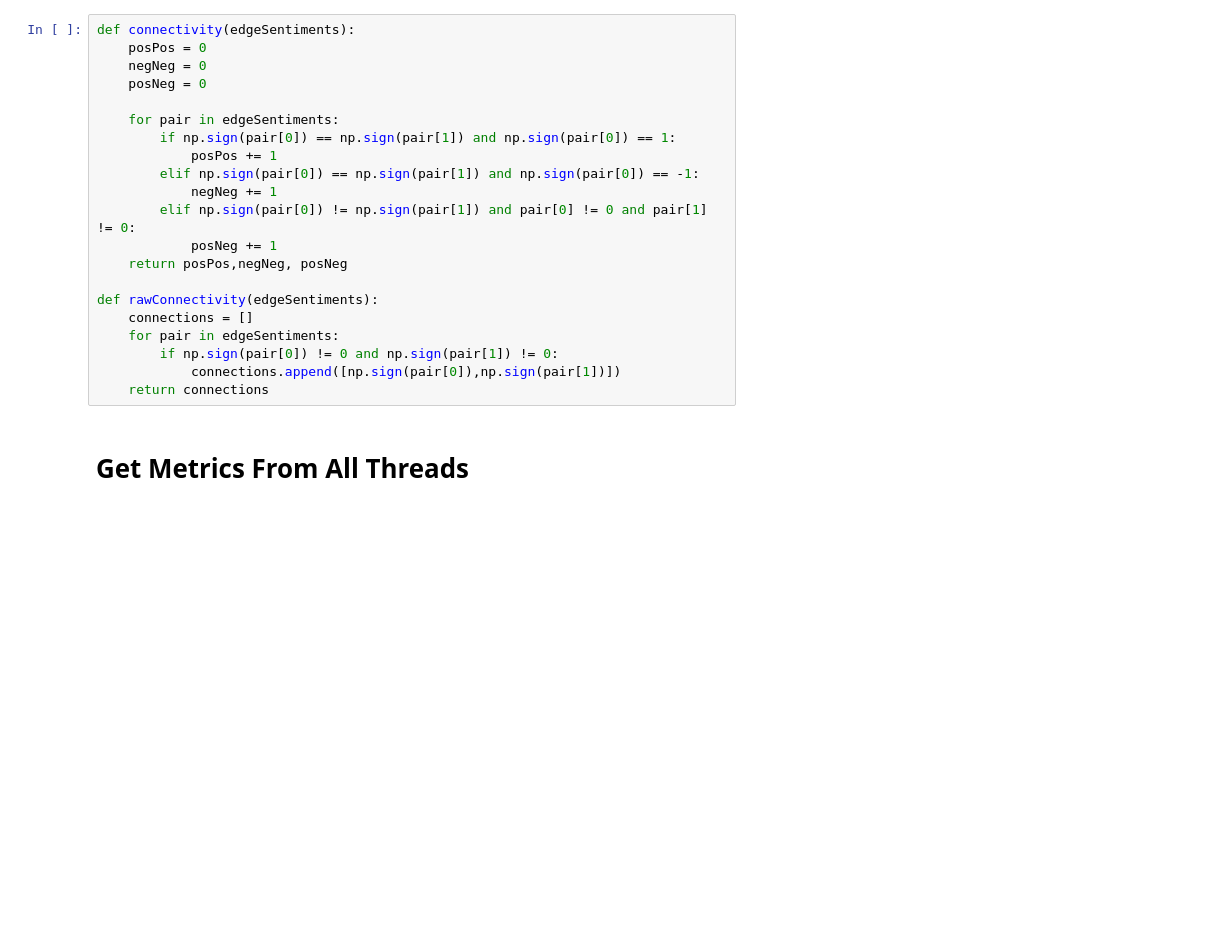
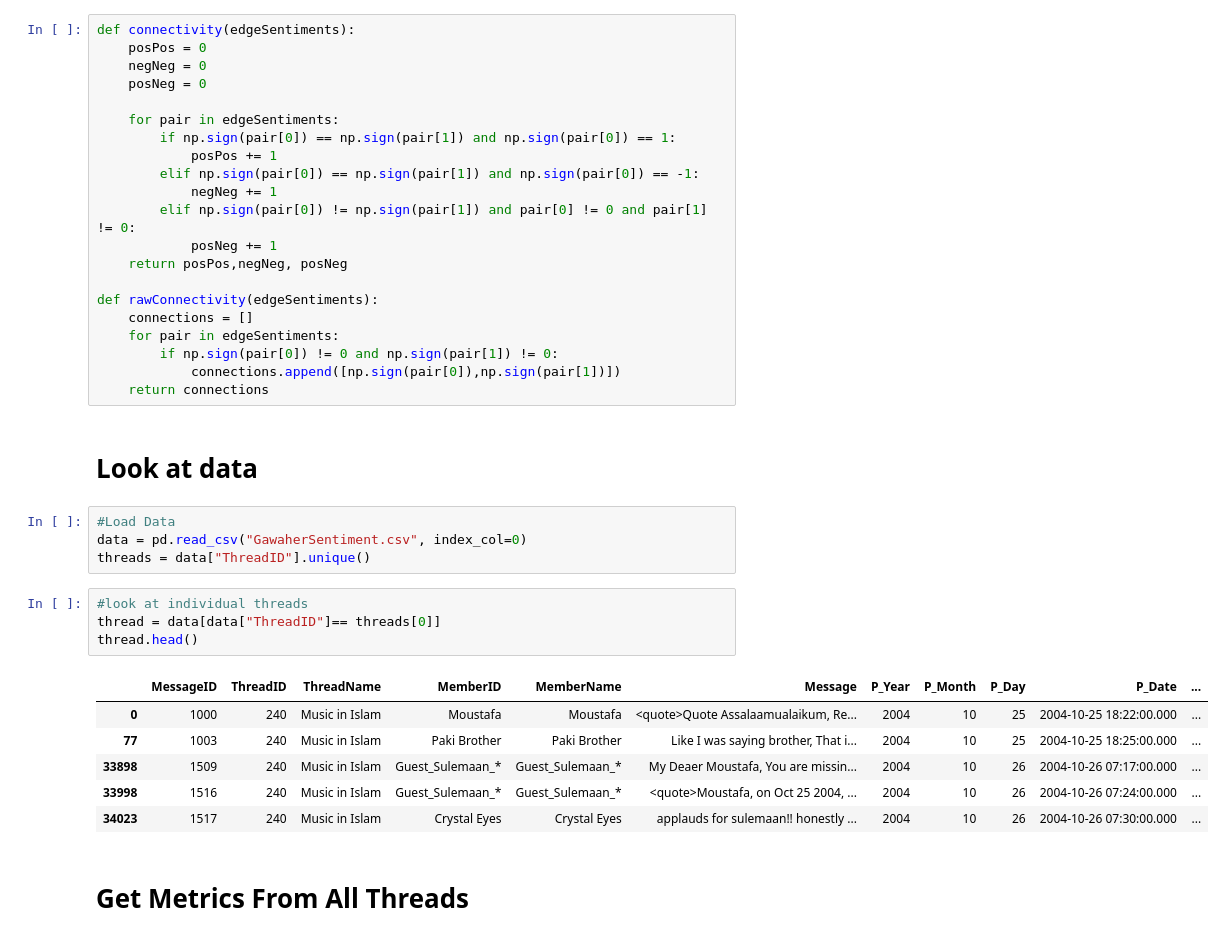
Before and after one commit to nguye639/NguyenThesis, a Jupyter notebook: IntraThreadAnalysis.ipynb, the cells around one changed output. Drawn from its saved outputs; the diff is of its cells as text; blank space fills up the shorter version.

```diff
--- a/IntraThreadAnalysis.ipynb
+++ b/IntraThreadAnalysis.ipynb
@@ -77,6 +41,23 @@ def rawConnectivity(edgeSentiments):
         if np.sign(pair[0]) != 0 and np.sign(pair[1]) != 0:
             connections.append([np.sign(pair[0]),np.sign(pair[1])])
     return connections
+# %% [markdown]
+# Look at data
+# %%
+#Load Data
+data = pd.read_csv("GawaherSentiment.csv", index_col=0)
+threads = data["ThreadID"].unique()
+# %%
+#look at individual threads
+thread = data[data["ThreadID"]== threads[0]]
+thread.head()
+# %% [output]
+|  | MessageID | ThreadID | ThreadName | MemberID | MemberName | Message | P_Year | P_Month | P_Day | P_Date | ... |
+| 0 | 1000 | 240 | Music in Islam | Moustafa | Moustafa | <quote>Quote Assalaamualaikum, Re... | 2004 | 10 | 25 | 2004-10-25 18:22:00.000 | ... |
+| 77 | 1003 | 240 | Music in Islam | Paki Brother | Paki Brother | Like I was saying brother, That i... | 2004 | 10 | 25 | 2004-10-25 18:25:00.000 | ... |
+| 33898 | 1509 | 240 | Music in Islam | Guest_Sulemaan_* | Guest_Sulemaan_* | My Deaer Moustafa, You are missin... | 2004 | 10 | 26 | 2004-10-26 07:17:00.000 | ... |
+| 33998 | 1516 | 240 | Music in Islam | Guest_Sulemaan_* | Guest_Sulemaan_* | <quote>Moustafa, on Oct 25 2004, ... | 2004 | 10 | 26 | 2004-10-26 07:24:00.000 | ... |
+| 34023 | 1517 | 240 | Music in Islam | Crystal Eyes | Crystal Eyes | applauds for sulemaan!! honestly ... | 2004 | 10 | 26 | 2004-10-26 07:30:00.000 | ... |
 # %% [markdown]
 # Get Metrics From All Threads
 # %%
```
Also changed, not shown: parts of 12 cells of this notebook, 4 other files.
